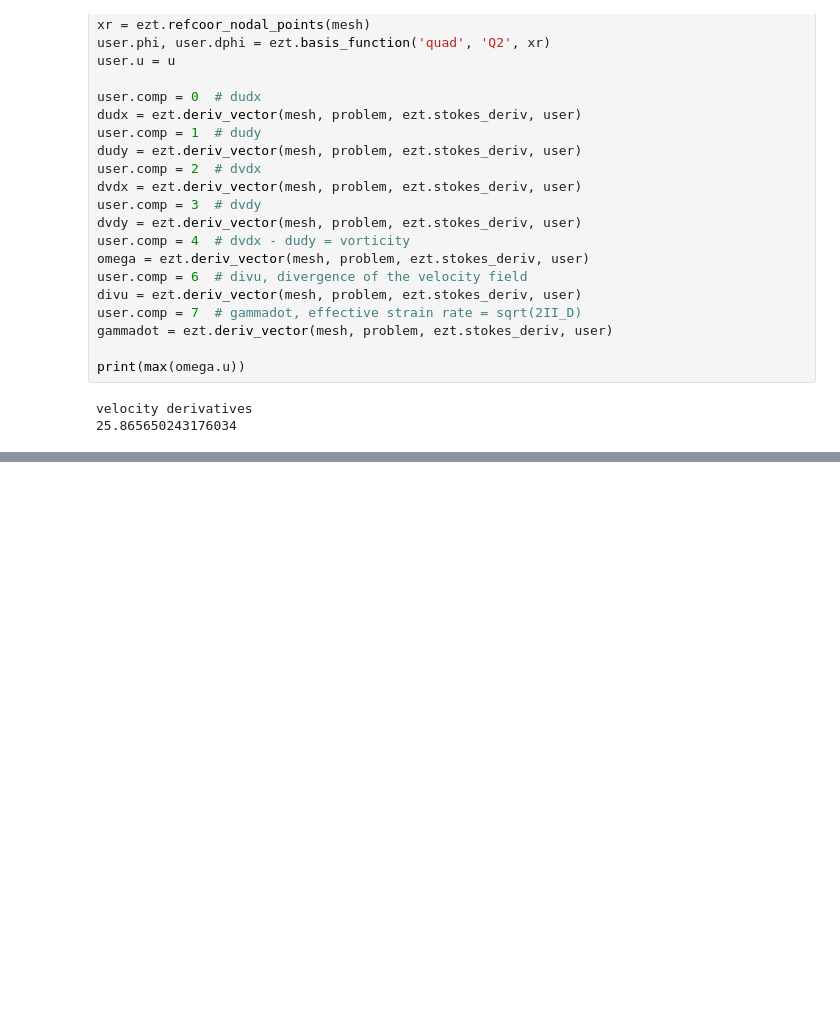
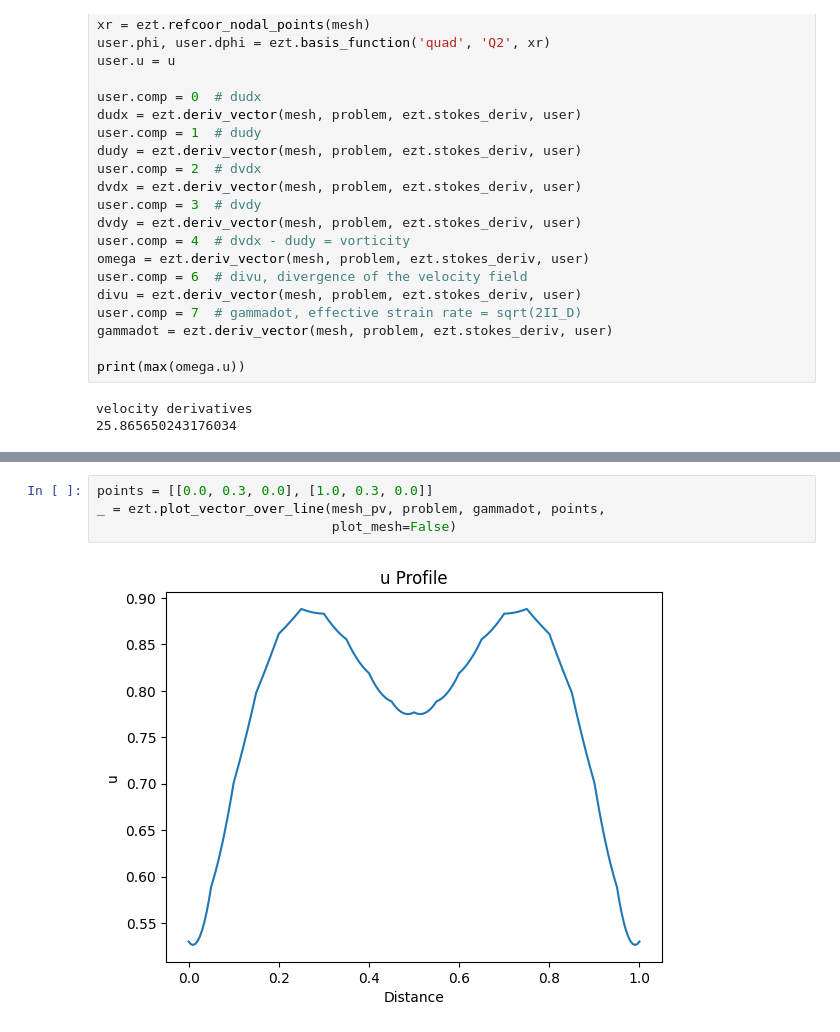
Before and after one commit to NickJaensson/eztfem.py, a Jupyter notebook: examples/stokes/stokes1.ipynb, the cells around one changed output, grey strips where cells are left out. Saved outputs shown, nothing was run; the diff lists cells and outputs as text; blank space fills up the shorter version.

```diff
--- a/examples/stokes/stokes1.ipynb
+++ b/examples/stokes/stokes1.ipynb
@@ -142,0 +154,6 @@ Widget(value='<iframe src="http://localhost:52146/index.html?ui=P_0x172017e30_2&
+# %%
+points = [[0.0, 0.3, 0.0], [1.0, 0.3, 0.0]]
+_ = ezt.plot_vector_over_line(mesh_pv, problem, gammadot, points,
+                              plot_mesh=False)
+# %% [output]
+[figure, added]
```
Also changed, not shown: parts of 7 cells of this notebook, 1 other file.
